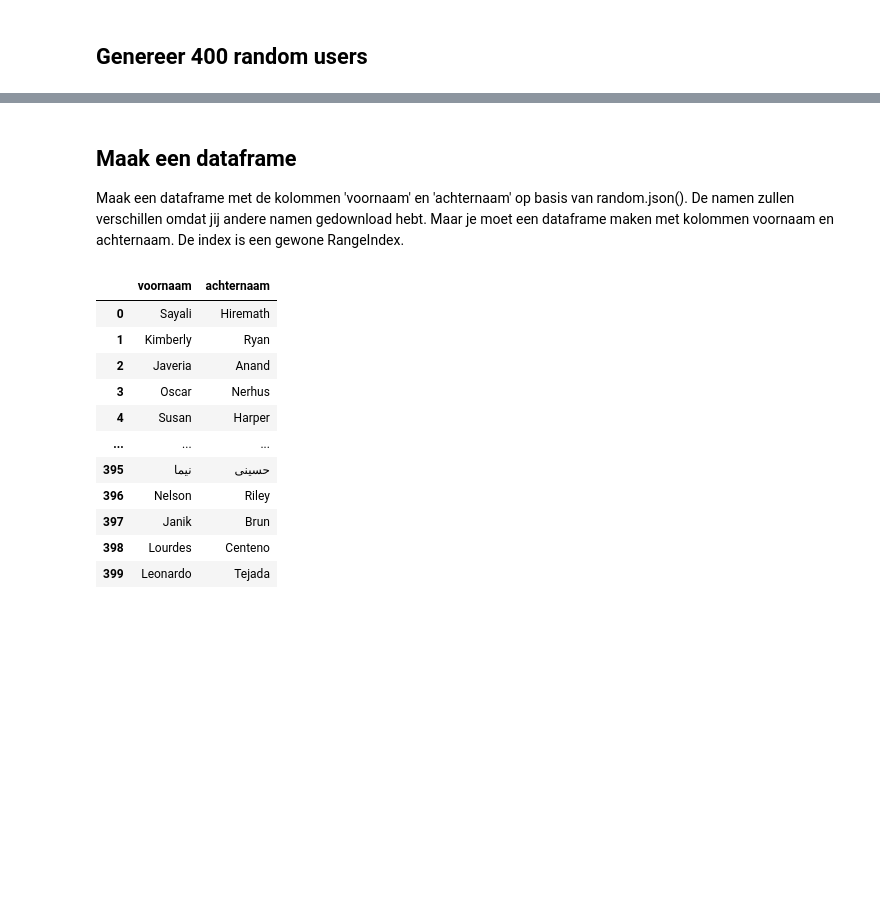
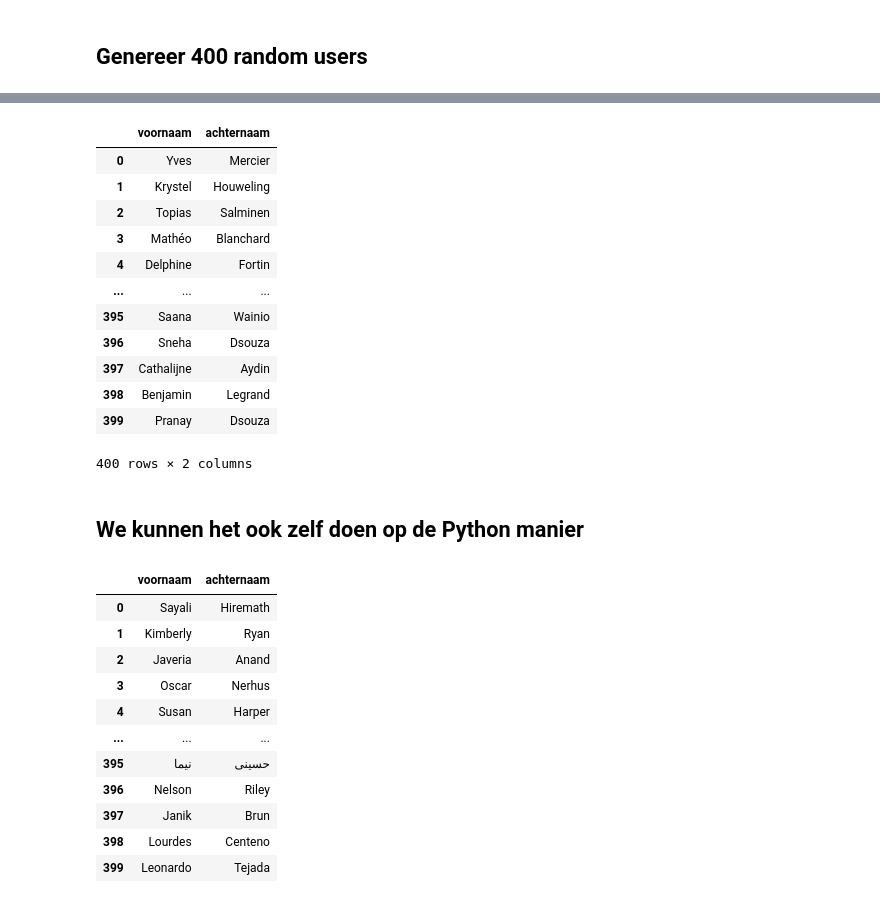
Before and after one commit to Jef-DS/pandas, a Jupyter notebook: pandas_opl10.ipynb, the cells around one changed output, grey strips where cells are left out. Drawn from its saved outputs; the diff is of its cells as text; code cells hidden in the pictures; blank space fills up the shorter version.

Commit message:
json_normalize toegevoegd

```diff
--- a/pandas_opl10.ipynb
+++ b/pandas_opl10.ipynb
@@ -45,6 +49,25 @@ random.json()
+# %%
+import pandas as pd
+users_json = random.json()
+users_df = pd.json_normalize(users_json['results']).loc[:, ['name.first', 'name.last']]
+users_df.columns = ['voornaam', 'achternaam']
+users_df
+# %% [output]
+|  | voornaam | achternaam |
+| 0 | Yves | Mercier |
+| 1 | Krystel | Houweling |
+| 2 | Topias | Salminen |
+| 3 | Mathéo | Blanchard |
+| 4 | Delphine | Fortin |
+| ... | ... | ... |
+| 395 | Saana | Wainio |
+| 396 | Sneha | Dsouza |
+| 397 | Cathalijne | Aydin |
+| 398 | Benjamin | Legrand |
+| 399 | Pranay | Dsouza |
+400 rows × 2 columns
 # %% [markdown]
-## Maak een dataframe
-Maak een dataframe met de kolommen 'voornaam' en 'achternaam' op basis van random.json(). De namen zullen verschillen omdat jij andere namen gedownload hebt. Maar je moet een dataframe maken met kolommen voornaam en achternaam. De index is een gewone RangeIndex.
+## We kunnen het ook zelf doen op de Python manier
 # %%
 import pandas as pd
 users_json = random.json()
```
Also changed, not shown: parts of 2 cells of this notebook.
